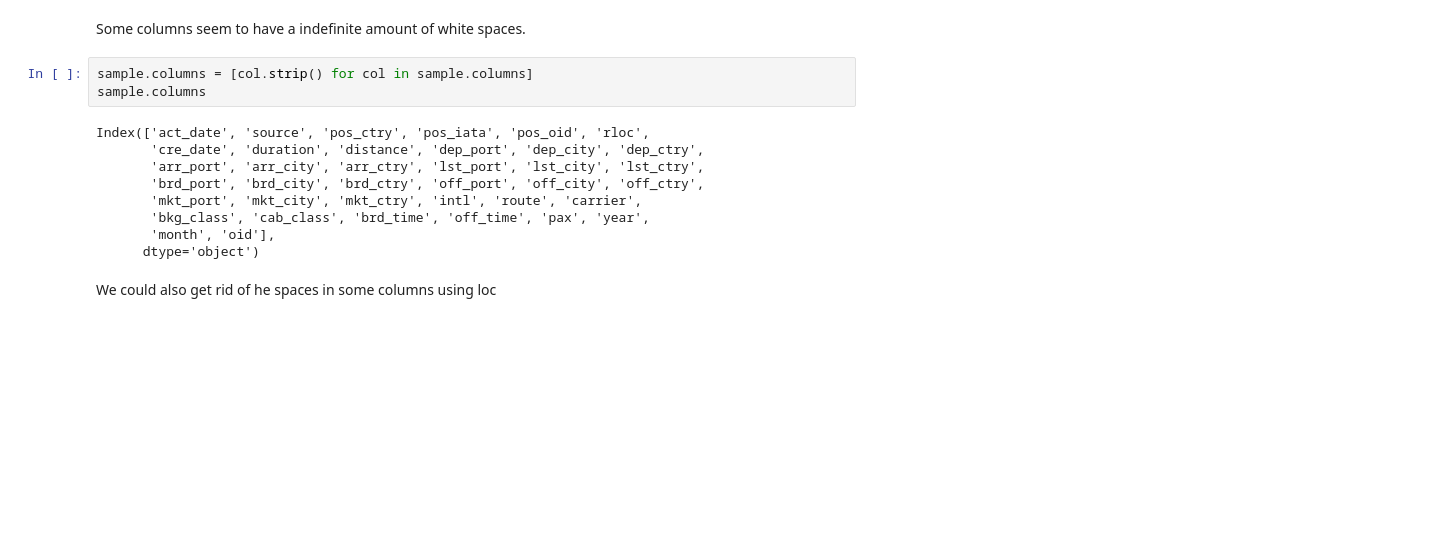
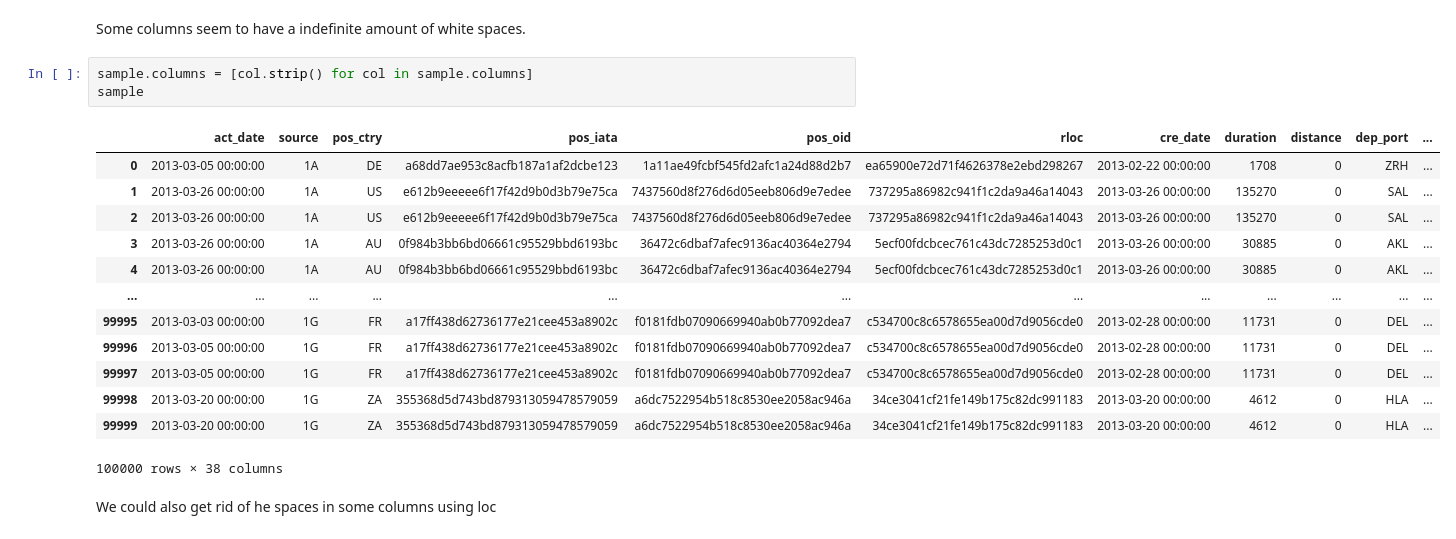
Before and after one commit to jorgegmartin/Master_Data_Science, a Jupyter notebook: 08_DataScienceChallenge/DS_Challenge.ipynb, the cells around one changed output. Saved outputs shown, nothing was run; the diff lists cells and outputs as text; blank space fills up the shorter version.

```diff
--- a/08_DataScienceChallenge/DS_Challenge.ipynb
+++ b/08_DataScienceChallenge/DS_Challenge.ipynb
@@ -43,16 +40,21 @@ Index(['act_date           ', 'source', 'pos_ctry', 'pos_iata', 'pos_oid  ',
 Some columns seem to have a indefinite amount of white spaces.
 # %%
 sample.columns = [col.strip() for col in sample.columns]
-sample.columns
+sample
 # %% [output]
+|  | act_date | source | pos_ctry | pos_iata | pos_oid | rloc | cre_date | duration | distance | dep_port | ... |
+| 0 | 2013-03-05 00:00:00 | 1A | DE | a68dd7ae953c8acfb187a1af2dcbe123 | 1a11ae49fcbf545fd2afc1a24d88d2b7 | ea65900e72d71f4626378e2ebd298267 | 2013-02-22 00:00:00 | 1708 | 0 | ZRH | ... |
+| 1 | 2013-03-26 00:00:00 | 1A | US | e612b9eeeee6f17f42d9b0d3b79e75ca | 7437560d8f276d6d05eeb806d9e7edee | 737295a86982c941f1c2da9a46a14043 | 2013-03-26 00:00:00 | 135270 | 0 | SAL | ... |
+| 2 | 2013-03-26 00:00:00 | 1A | US | e612b9eeeee6f17f42d9b0d3b79e75ca | 7437560d8f276d6d05eeb806d9e7edee | 737295a86982c941f1c2da9a46a14043 | 2013-03-26 00:00:00 | 135270 | 0 | SAL | ... |
+| 3 | 2013-03-26 00:00:00 | 1A | AU | 0f984b3bb6bd06661c95529bbd6193bc | 36472c6dbaf7afec9136ac40364e2794 | 5ecf00fdcbcec761c43dc7285253d0c1 | 2013-03-26 00:00:00 | 30885 | 0 | AKL | ... |
+| 4 | 2013-03-26 00:00:00 | 1A | AU | 0f984b3bb6bd06661c95529bbd6193bc | 36472c6dbaf7afec9136ac40364e2794 | 5ecf00fdcbcec761c43dc7285253d0c1 | 2013-03-26 00:00:00 | 30885 | 0 | AKL | ... |
+| ... | ... | ... | ... | ... | ... | ... | ... | ... | ... | ... | ... |
+| 99995 | 2013-03-03 00:00:00 | 1G | FR | a17ff438d62736177e21cee453a8902c | f0181fdb07090669940ab0b77092dea7 | c534700c8c6578655ea00d7d9056cde0 | 2013-02-28 00:00:00 | 11731 | 0 | DEL | ... |
+| 99996 | 2013-03-05 00:00:00 | 1G | FR | a17ff438d62736177e21cee453a8902c | f0181fdb07090669940ab0b77092dea7 | c534700c8c6578655ea00d7d9056cde0 | 2013-02-28 00:00:00 | 11731 | 0 | DEL | ... |
+| 99997 | 2013-03-05 00:00:00 | 1G | FR | a17ff438d62736177e21cee453a8902c | f0181fdb07090669940ab0b77092dea7 | c534700c8c6578655ea00d7d9056cde0 | 2013-02-28 00:00:00 | 11731 | 0 | DEL | ... |
+| 99998 | 2013-03-20 00:00:00 | 1G | ZA | 355368d5d743bd879313059478579059 | a6dc7522954b518c8530ee2058ac946a | 34ce3041cf21fe149b175c82dc991183 | 2013-03-20 00:00:00 | 4612 | 0 | HLA | ... |
+| 99999 | 2013-03-20 00:00:00 | 1G | ZA | 355368d5d743bd879313059478579059 | a6dc7522954b518c8530ee2058ac946a | 34ce3041cf21fe149b175c82dc991183 | 2013-03-20 00:00:00 | 4612 | 0 | HLA | ... |
-Index(['act_date', 'source', 'pos_ctry', 'pos_iata', 'pos_oid', 'rloc',
-       'cre_date', 'duration', 'distance', 'dep_port', 'dep_city', 'dep_ctry',
-       'arr_port', 'arr_city', 'arr_ctry', 'lst_port', 'lst_city', 'lst_ctry',
-       'brd_port', 'brd_city', 'brd_ctry', 'off_port', 'off_city', 'off_ctry',
-       'mkt_port', 'mkt_city', 'mkt_ctry', 'intl', 'route', 'carrier',
-       'bkg_class', 'cab_class', 'brd_time', 'off_time', 'pax', 'year',
-       'month', 'oid'],
-      dtype='object')
+100000 rows × 38 columns
 # %% [markdown]
 We could also get rid of he spaces in some columns using loc
 # %%
```
Also changed, not shown: parts of 4 cells of this notebook.
